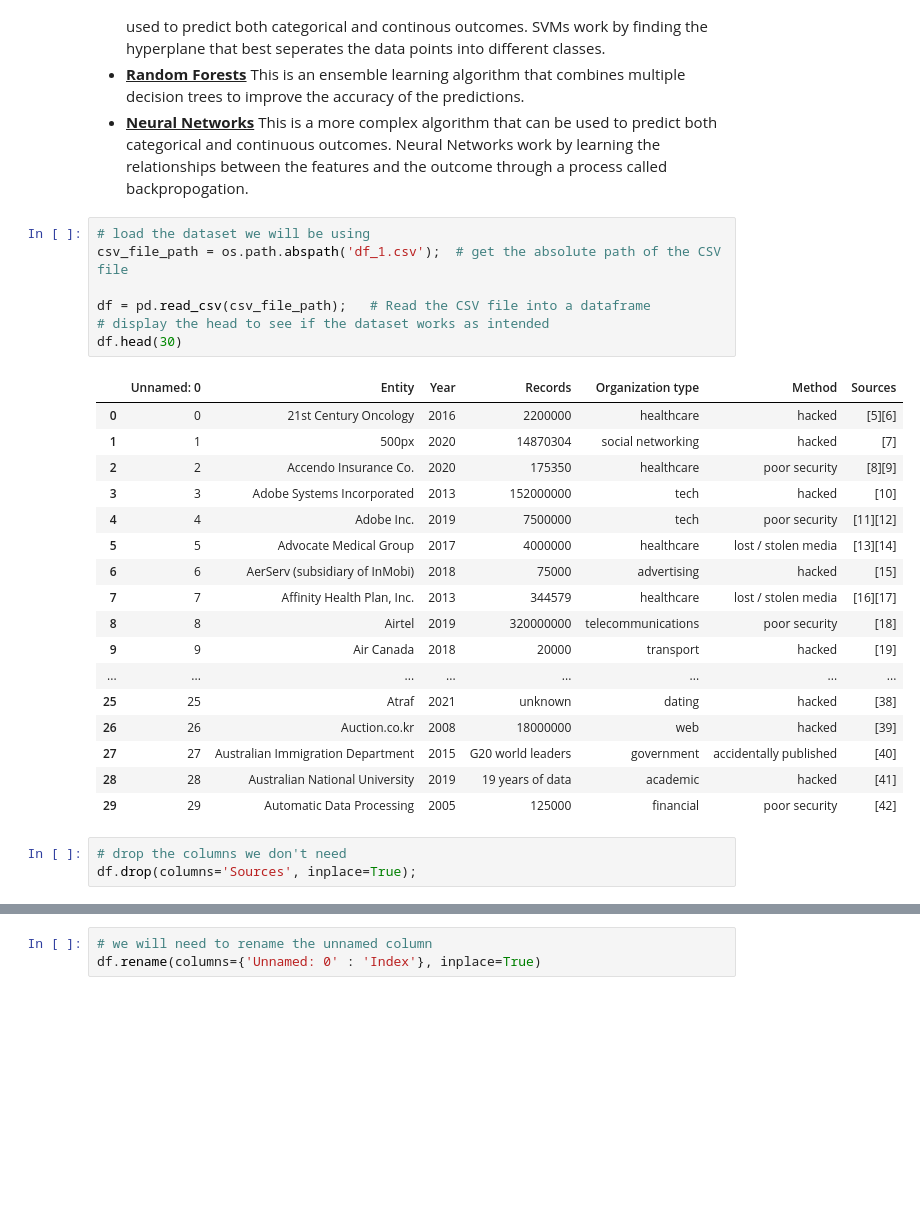
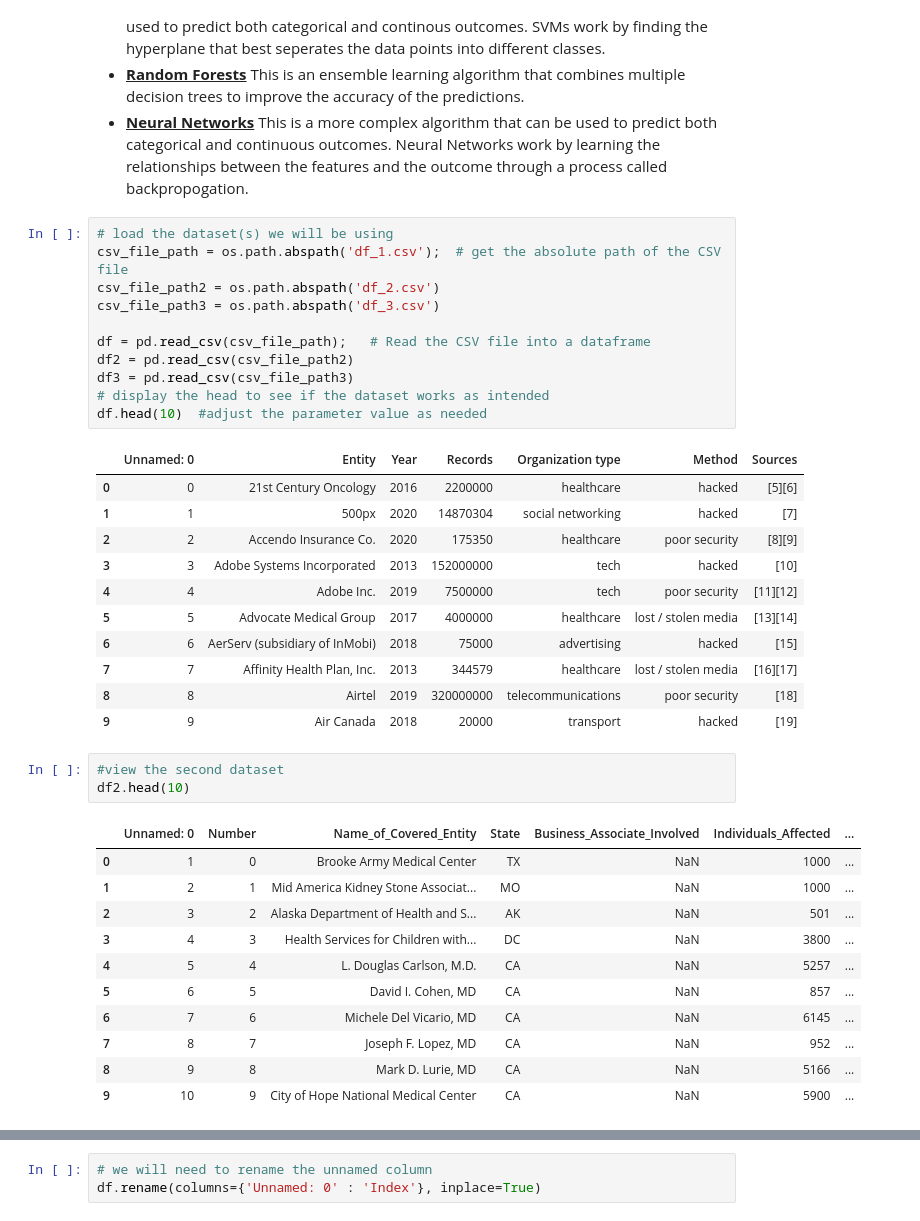
Before and after one commit to DeveloperMindset123/Accenture3A_Project, a Jupyter notebook: Accenture_3A.ipynb, the cells around one changed output, grey strips where cells are left out. Drawn from its saved outputs; the diff is of its cells as text; blank space fills up the shorter version.

Commit message:
merged dataset

```diff
--- a/Accenture_3A.ipynb
+++ b/Accenture_3A.ipynb
@@ -17,30 +17,40 @@ The models that will be tested out will fall into the following category of mach
 * <u><b>Random Forests</u></b> This is an ensemble learning algorithm that combines multiple decision trees to improve the accuracy of the predictions.
 * <u><b>Neural Networks</u></b> This is a more complex algorithm that can be used to predict both categorical and continuous outcomes. Neural Networks work by learning the relationships between the features and the outcome through a process called backpropogation.
 # %%
-# load the dataset we will be using
+# load the dataset(s) we will be using
 csv_file_path = os.path.abspath('df_1.csv');  # get the absolute path of the CSV file
+csv_file_path2 = os.path.abspath('df_2.csv')
+csv_file_path3 = os.path.abspath('df_3.csv')
 
 df = pd.read_csv(csv_file_path);   # Read the CSV file into a dataframe
+df2 = pd.read_csv(csv_file_path2)
+df3 = pd.read_csv(csv_file_path3)
 # display the head to see if the dataset works as intended
-df.head(30)
+df.head(10)  #adjust the parameter value as needed
 # %% [output]
 |  | Unnamed: 0 | Entity | Year | Records | Organization type | Method | Sources |
 | 0 | 0 | 21st Century Oncology | 2016 | 2200000 | healthcare | hacked | [5][6] |
 | 1 | 1 | 500px | 2020 | 14870304 | social networking | hacked | [7] |
 | 2 | 2 | Accendo Insurance Co. | 2020 | 175350 | healthcare | poor security | [8][9] |
 | 3 | 3 | Adobe Systems Incorporated | 2013 | 152000000 | tech | hacked | [10] |
 | 4 | 4 | Adobe Inc. | 2019 | 7500000 | tech | poor security | [11][12] |
 | 5 | 5 | Advocate Medical Group | 2017 | 4000000 | healthcare | lost / stolen media | [13][14] |
 | 6 | 6 | AerServ (subsidiary of InMobi) | 2018 | 75000 | advertising | hacked | [15] |
 | 7 | 7 | Affinity Health Plan, Inc. | 2013 | 344579 | healthcare | lost / stolen media | [16][17] |
 | 8 | 8 | Airtel | 2019 | 320000000 | telecommunications | poor security | [18] |
 | 9 | 9 | Air Canada | 2018 | 20000 | transport | hacked | [19] |
-| ... | ... | ... | ... | ... | ... | ... | ... |
-| 25 | 25 | Atraf | 2021 | unknown | dating | hacked | [38] |
-| 26 | 26 | Auction.co.kr | 2008 | 18000000 | web | hacked | [39] |
-| 27 | 27 | Australian Immigration Department | 2015 | G20 world leaders | government | accidentally published | [40] |
-| 28 | 28 | Australian National University | 2019 | 19 years of data | academic | hacked | [41] |
-| 29 | 29 | Automatic Data Processing | 2005 | 125000 | financial | poor security | [42] |
-# %%
-# drop the columns we don't need
-df.drop(columns='Sources', inplace=True);
+# %%
+#view the second dataset
+df2.head(10)
+# %% [output]
+|  | Unnamed: 0 | Number | Name_of_Covered_Entity | State | Business_Associate_Involved | Individuals_Affected | ... |
+| 0 | 1 | 0 | Brooke Army Medical Center | TX | NaN | 1000 | ... |
+| 1 | 2 | 1 | Mid America Kidney Stone Associat... | MO | NaN | 1000 | ... |
+| 2 | 3 | 2 | Alaska Department of Health and S... | AK | NaN | 501 | ... |
+| 3 | 4 | 3 | Health Services for Children with... | DC | NaN | 3800 | ... |
+| 4 | 5 | 4 | L. Douglas Carlson, M.D. | CA | NaN | 5257 | ... |
+| 5 | 6 | 5 | David I. Cohen, MD | CA | NaN | 857 | ... |
+| 6 | 7 | 6 | Michele Del Vicario, MD | CA | NaN | 6145 | ... |
+| 7 | 8 | 7 | Joseph F. Lopez, MD | CA | NaN | 952 | ... |
+| 8 | 9 | 8 | Mark D. Lurie, MD | CA | NaN | 5166 | ... |
+| 9 | 10 | 9 | City of Hope National Medical Center | CA | NaN | 5900 | ... |
```
Also changed, not shown: parts of 45 cells of this notebook, 4 other files.
